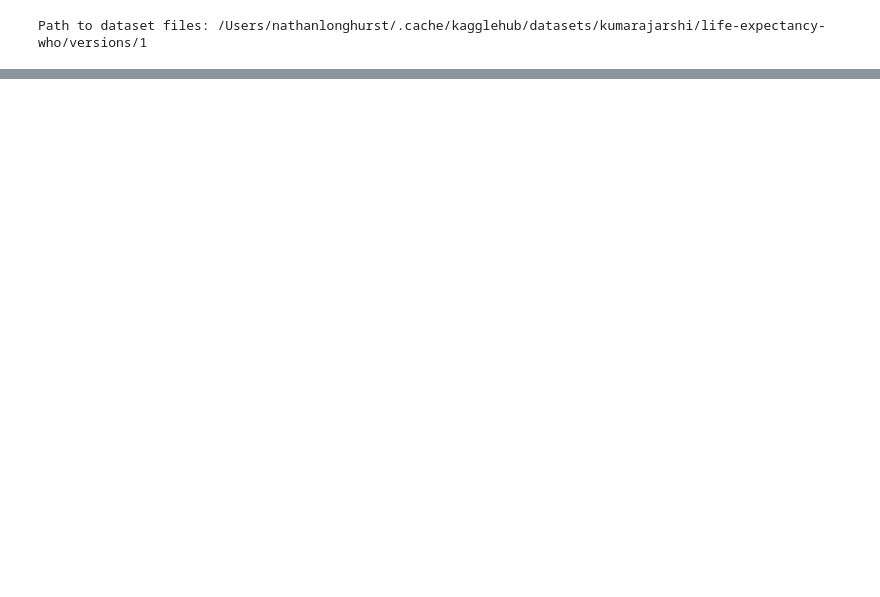
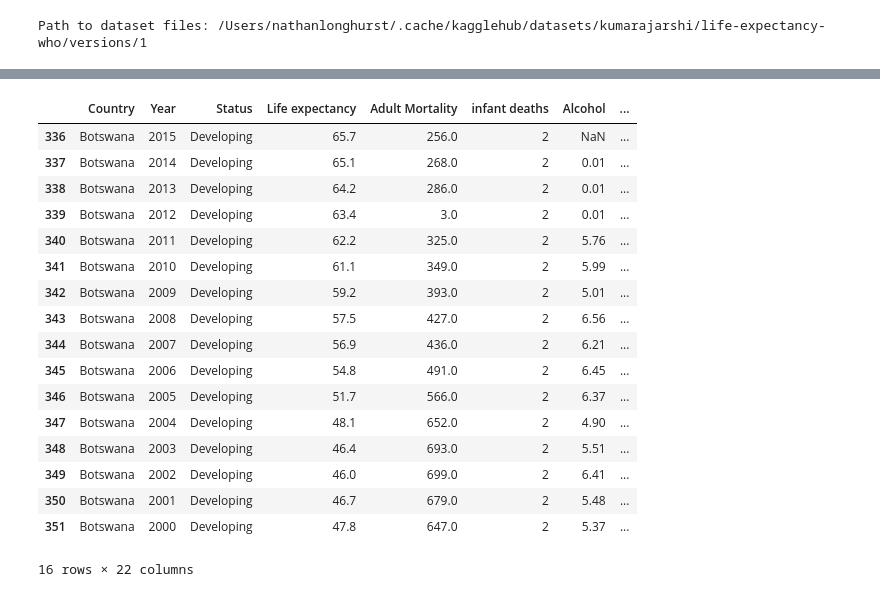
Before and after one commit to nlong1/vol3-project-semester1, a Jupyter notebook: data_cleaning.ipynb, the cells around one changed output, grey strips where cells are left out. Cells and saved outputs as stored; diff of their text form; code cells hidden in the pictures; blank space fills up the shorter version.

```diff
--- a/data_cleaning.ipynb
+++ b/data_cleaning.ipynb
@@ -27,0 +89,21 @@ pd.read_csv(path + "/" + file)
+# %%
+data[data["Country"] == "Botswana"]
+# %% [output]
+|  | Country | Year | Status | Life expectancy | Adult Mortality | infant deaths | Alcohol | ... |
+| 336 | Botswana | 2015 | Developing | 65.7 | 256.0 | 2 | NaN | ... |
+| 337 | Botswana | 2014 | Developing | 65.1 | 268.0 | 2 | 0.01 | ... |
+| 338 | Botswana | 2013 | Developing | 64.2 | 286.0 | 2 | 0.01 | ... |
+| 339 | Botswana | 2012 | Developing | 63.4 | 3.0 | 2 | 0.01 | ... |
+| 340 | Botswana | 2011 | Developing | 62.2 | 325.0 | 2 | 5.76 | ... |
+| 341 | Botswana | 2010 | Developing | 61.1 | 349.0 | 2 | 5.99 | ... |
+| 342 | Botswana | 2009 | Developing | 59.2 | 393.0 | 2 | 5.01 | ... |
+| 343 | Botswana | 2008 | Developing | 57.5 | 427.0 | 2 | 6.56 | ... |
+| 344 | Botswana | 2007 | Developing | 56.9 | 436.0 | 2 | 6.21 | ... |
+| 345 | Botswana | 2006 | Developing | 54.8 | 491.0 | 2 | 6.45 | ... |
+| 346 | Botswana | 2005 | Developing | 51.7 | 566.0 | 2 | 6.37 | ... |
+| 347 | Botswana | 2004 | Developing | 48.1 | 652.0 | 2 | 4.90 | ... |
+| 348 | Botswana | 2003 | Developing | 46.4 | 693.0 | 2 | 5.51 | ... |
+| 349 | Botswana | 2002 | Developing | 46.0 | 699.0 | 2 | 6.41 | ... |
+| 350 | Botswana | 2001 | Developing | 46.7 | 679.0 | 2 | 5.48 | ... |
+| 351 | Botswana | 2000 | Developing | 47.8 | 647.0 | 2 | 5.37 | ... |
+16 rows × 22 columns
```
Also changed, not shown: parts of 7 cells of this notebook.
